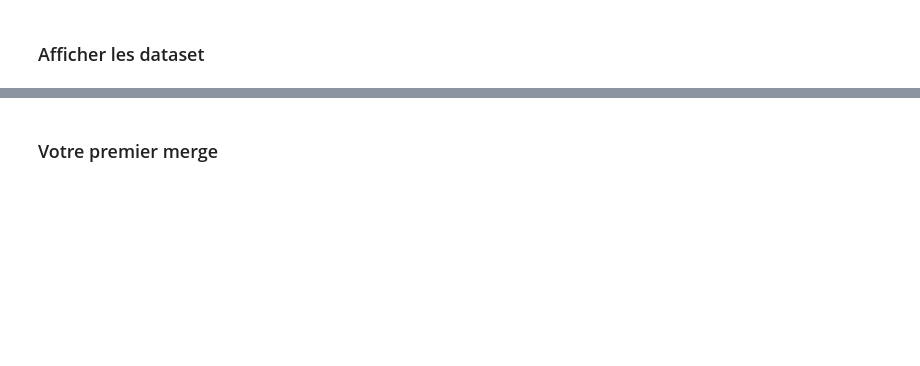
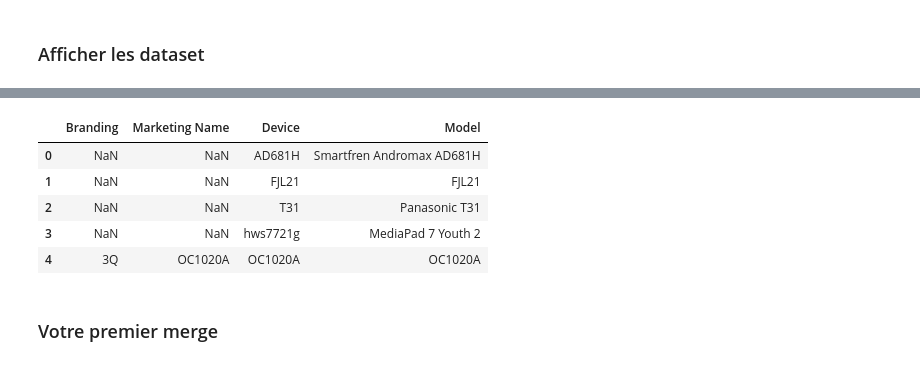
Before and after one commit to gruelg/M1-IOT-H3-PYTHON, a Jupyter notebook: Pandas_Merge_Exo.ipynb, the cells around one changed output, grey strips where cells are left out. Drawn from its saved outputs; the diff is of its cells as text; code cells hidden in the pictures; blank space fills up the shorter version.

```diff
--- a/Pandas_Merge_Exo.ipynb
+++ b/Pandas_Merge_Exo.ipynb
@@ -11,3 +11,6 @@ user_usage = pda.read_csv('user_usage.csv')
 android_devices = pda.read_csv('android_devices.csv')
 # %% [markdown]
 ### Importer les dataset & renommer la colonne `Branding` du dataset `android_devices.csv`
+# %%
+android_devices.rename(columns={'Retail Branding': 'Branding'}, inplace=True)
+user_usage.head()
@@ -45,2 +44,11 @@ android_devices = pda.read_csv('android_devices.csv')
+# %%
+android_devices.head()
+# %% [output]
+|  | Branding | Marketing Name | Device | Model |
+| 0 | NaN | NaN | AD681H | Smartfren Andromax AD681H |
+| 1 | NaN | NaN | FJL21 | FJL21 |
+| 2 | NaN | NaN | T31 | Panasonic T31 |
+| 3 | NaN | NaN | hws7721g | MediaPad 7 Youth 2 |
+| 4 | 3Q | OC1020A | OC1020A | OC1020A |
 # %% [markdown]
 ### Votre premier merge
```
Also changed, not shown: parts of 21 cells of this notebook.
